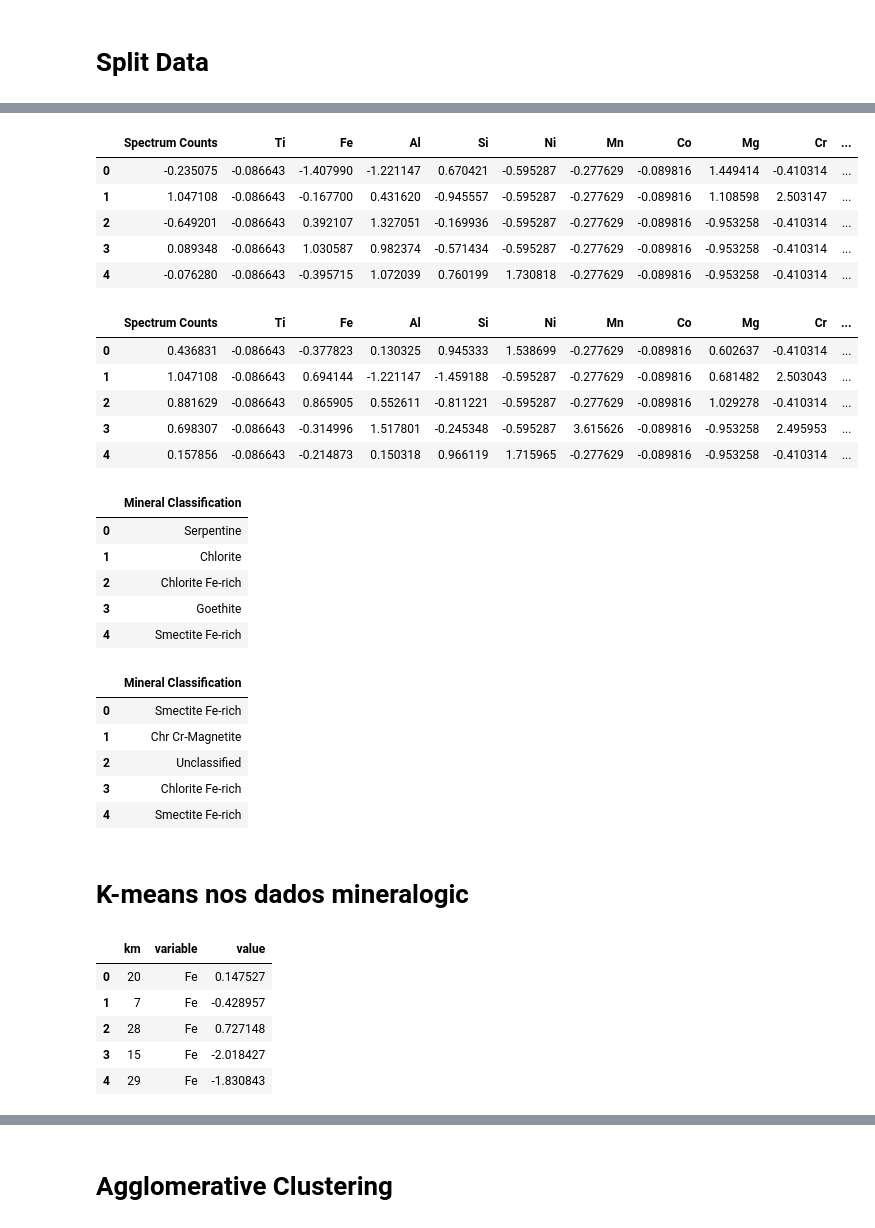
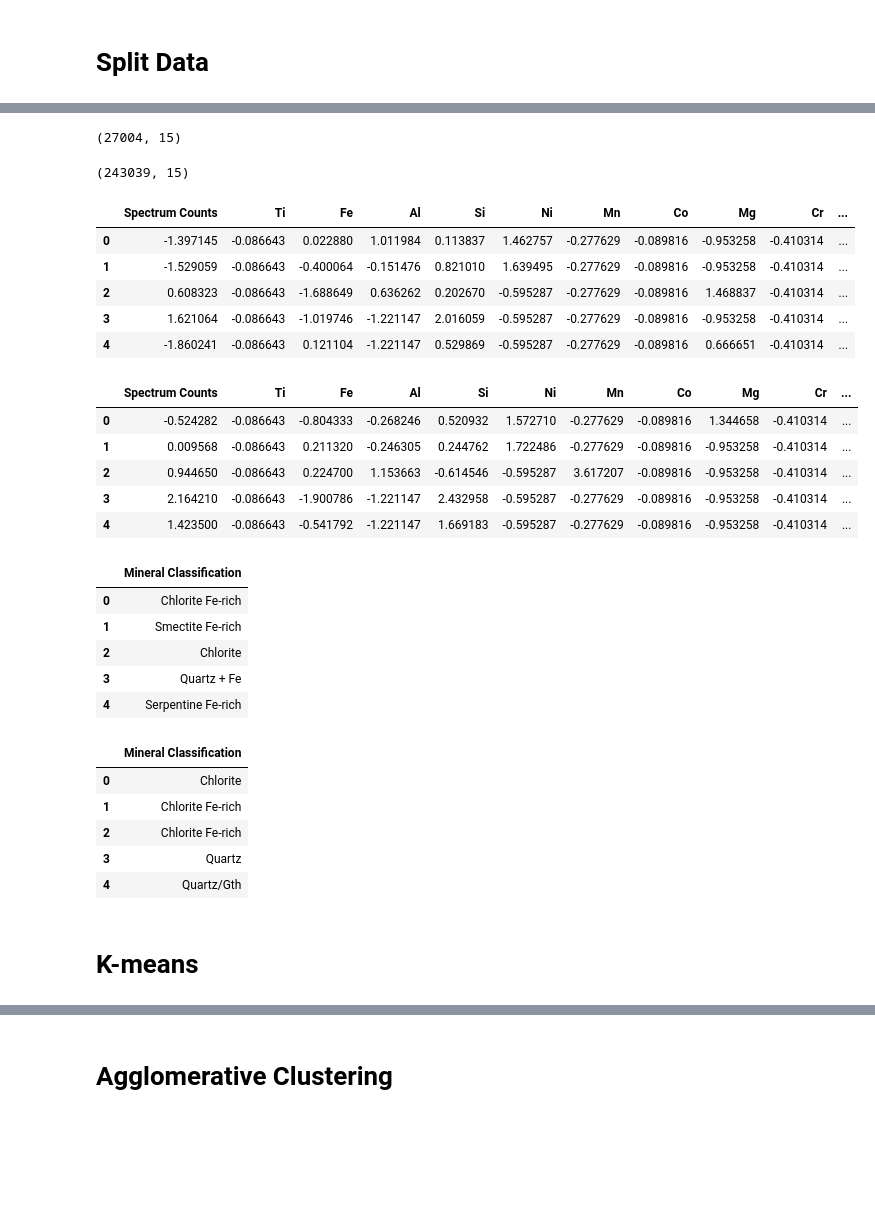
Before and after one commit to mattlamachado/MineralogicData_Clustering, a Jupyter notebook: ZM_clustering_v1.ipynb, the cells around one changed output, grey strips where cells are left out. Saved outputs shown, nothing was run; the diff lists cells and outputs as text; code cells hidden in the pictures; blank space fills up the shorter version.

```diff
--- a/clustering.ipynb
+++ b/ZM_clustering_v1.ipynb
@@ -112,7 +116,7 @@ plt.scatter(db['zero'], db['um'], c=db['hc'])
 # %% [markdown]
 # Importacao
 # %%
-db = pd.read_csv('C:\Repositories\experimentation\data\centroid_PINiCo2.csv')
+db = pd.read_csv('C:\Repositories\MineralogicData_Clustering\data\centroid_PINiCo2.csv')
 # %%
 db.columns
 # %% [output]
@@ -170,40 +190,42 @@ for i in X.loc[:, 'Spectrum Counts':].columns:
 # %%
 y = X[['Mineral Classification']]
 X.drop('Mineral Classification', axis = 1, inplace = True)
 
 XTrain, XTest, yTrain, yTest = train_test_split(X, y, test_size=0.9)
 
 for i in [XTrain, XTest, yTrain, yTest]:
     i.reset_index(inplace=True, drop = True)
 
-display(XTrain.head(), XTest.head(), yTrain.head(), yTest.head())
+display(XTrain.shape, XTest.shape, XTrain.head(), XTest.head(), yTrain.head(), yTest.head())
 # %% [output]
+(27004, 15)
+(243039, 15)
 |  | Spectrum Counts | Ti | Fe | Al | Si | Ni | Mn | Co | Mg | Cr | ... |
-| 0 | -0.235075 | -0.086643 | -1.407990 | -1.221147 | 0.670421 | -0.595287 | -0.277629 | -0.089816 | 1.449414 | -0.410314 | ... |
-| 1 | 1.047108 | -0.086643 | -0.167700 | 0.431620 | -0.945557 | -0.595287 | -0.277629 | -0.089816 | 1.108598 | 2.503147 | ... |
-| 2 | -0.649201 | -0.086643 | 0.392107 | 1.327051 | -0.169936 | -0.595287 | -0.277629 | -0.089816 | -0.953258 | -0.410314 | ... |
-| 3 | 0.089348 | -0.086643 | 1.030587 | 0.982374 | -0.571434 | -0.595287 | -0.277629 | -0.089816 | -0.953258 | -0.410314 | ... |
-| 4 | -0.076280 | -0.086643 | -0.395715 | 1.072039 | 0.760199 | 1.730818 | -0.277629 | -0.089816 | -0.953258 | -0.410314 | ... |
+| 0 | -1.397145 | -0.086643 | 0.022880 | 1.011984 | 0.113837 | 1.462757 | -0.277629 | -0.089816 | -0.953258 | -0.410314 | ... |
+| 1 | -1.529059 | -0.086643 | -0.400064 | -0.151476 | 0.821010 | 1.639495 | -0.277629 | -0.089816 | -0.953258 | -0.410314 | ... |
+| 2 | 0.608323 | -0.086643 | -1.688649 | 0.636262 | 0.202670 | -0.595287 | -0.277629 | -0.089816 | 1.468837 | -0.410314 | ... |
+| 3 | 1.621064 | -0.086643 | -1.019746 | -1.221147 | 2.016059 | -0.595287 | -0.277629 | -0.089816 | -0.953258 | -0.410314 | ... |
+| 4 | -1.860241 | -0.086643 | 0.121104 | -1.221147 | 0.529869 | -0.595287 | -0.277629 | -0.089816 | 0.666651 | -0.410314 | ... |
 |  | Spectrum Counts | Ti | Fe | Al | Si | Ni | Mn | Co | Mg | Cr | ... |
-| 0 | 0.436831 | -0.086643 | -0.377823 | 0.130325 | 0.945333 | 1.538699 | -0.277629 | -0.089816 | 0.602637 | -0.410314 | ... |
-| 1 | 1.047108 | -0.086643 | 0.694144 | -1.221147 | -1.459188 | -0.595287 | -0.277629 | -0.089816 | 0.681482 | 2.503043 | ... |
-| 2 | 0.881629 | -0.086643 | 0.865905 | 0.552611 | -0.811221 | -0.595287 | -0.277629 | -0.089816 | 1.029278 | -0.410314 | ... |
-| 3 | 0.698307 | -0.086643 | -0.314996 | 1.517801 | -0.245348 | -0.595287 | 3.615626 | -0.089816 | -0.953258 | 2.495953 | ... |
-| 4 | 0.157856 | -0.086643 | -0.214873 | 0.150318 | 0.966119 | 1.715965 | -0.277629 | -0.089816 | -0.953258 | -0.410314 | ... |
+| 0 | -0.524282 | -0.086643 | -0.804333 | -0.268246 | 0.520932 | 1.572710 | -0.277629 | -0.089816 | 1.344658 | -0.410314 | ... |
+| 1 | 0.009568 | -0.086643 | 0.211320 | -0.246305 | 0.244762 | 1.722486 | -0.277629 | -0.089816 | -0.953258 | -0.410314 | ... |
+| 2 | 0.944650 | -0.086643 | 0.224700 | 1.153663 | -0.614546 | -0.595287 | 3.617207 | -0.089816 | -0.953258 | -0.410314 | ... |
+| 3 | 2.164210 | -0.086643 | -1.900786 | -1.221147 | 2.432958 | -0.595287 | -0.277629 | -0.089816 | -0.953258 | -0.410314 | ... |
+| 4 | 1.423500 | -0.086643 | -0.541792 | -1.221147 | 1.669183 | -0.595287 | -0.277629 | -0.089816 | -0.953258 | -0.410314 | ... |
 |  | Mineral Classification |
-| 0 | Serpentine |
-| 1 | Chlorite |
-| 2 | Chlorite Fe-rich |
-| 3 | Goethite |
-| 4 | Smectite Fe-rich |
+| 0 | Chlorite Fe-rich |
+| 1 | Smectite Fe-rich |
+| 2 | Chlorite |
+| 3 | Quartz + Fe |
+| 4 | Serpentine Fe-rich |
 |  | Mineral Classification |
-| 0 | Smectite Fe-rich |
-| 1 | Chr Cr-Magnetite |
-| 2 | Unclassified |
-| 3 | Chlorite Fe-rich |
-| 4 | Smectite Fe-rich |
+| 0 | Chlorite |
+| 1 | Chlorite Fe-rich |
+| 2 | Chlorite Fe-rich |
+| 3 | Quartz |
+| 4 | Quartz/Gth |
 # %% [markdown]
-# K-means nos dados mineralogic
+# K-means
 # %%
 # create kmeans object
 kmeans = KMeans(n_clusters=30)
@@ -220,9 +239,0 @@ db_melt = XTrain.melt(id_vars= ['km'])
-# %%
-db_melt.head()
-# %% [output]
-|  | km | variable | value |
-| 0 | 20 | Fe | 0.147527 |
-| 1 | 7 | Fe | -0.428957 |
-| 2 | 28 | Fe | 0.727148 |
-| 3 | 15 | Fe | -2.018427 |
-| 4 | 29 | Fe | -1.830843 |
```
Also changed, not shown: parts of 23 cells of this notebook.
